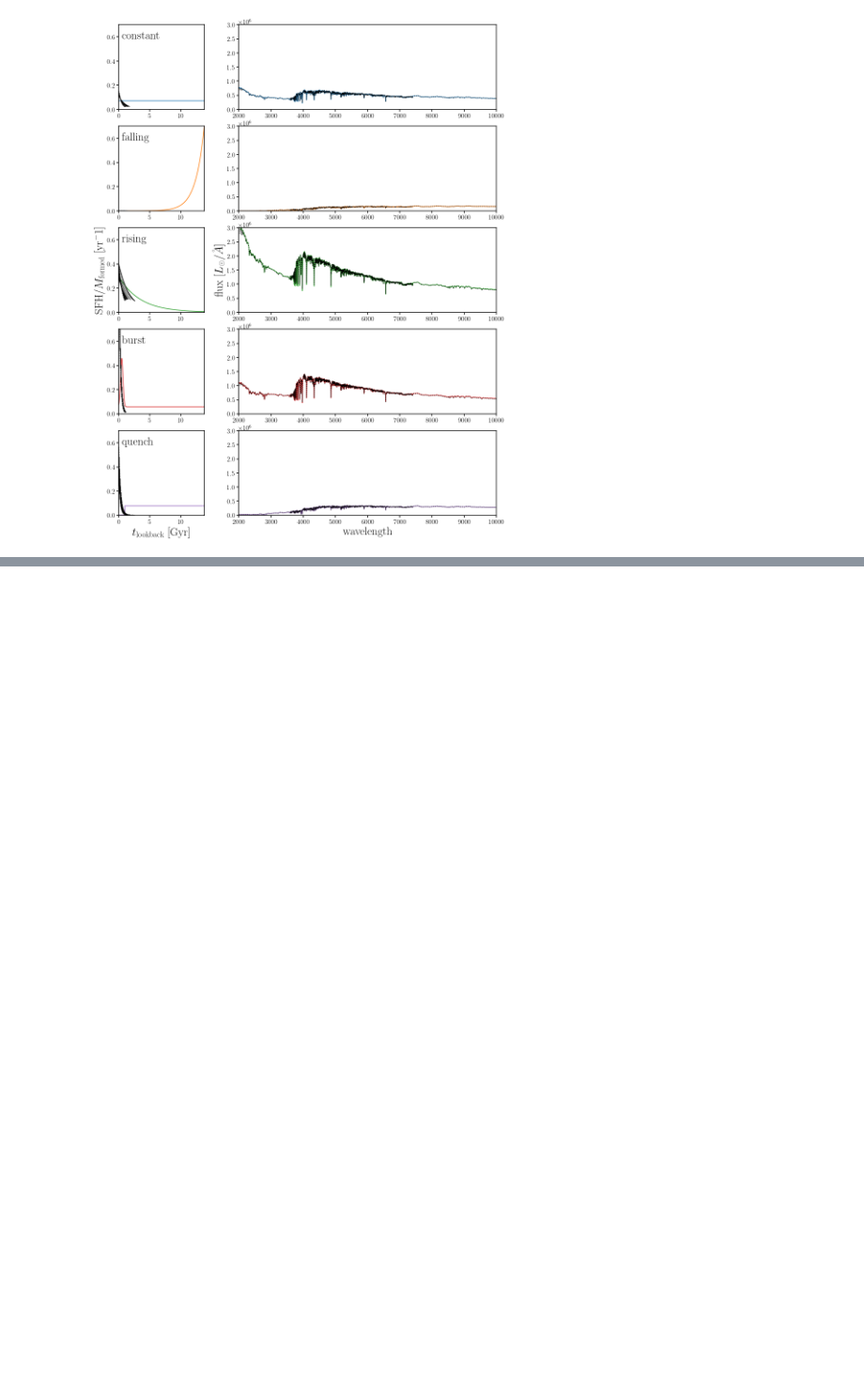
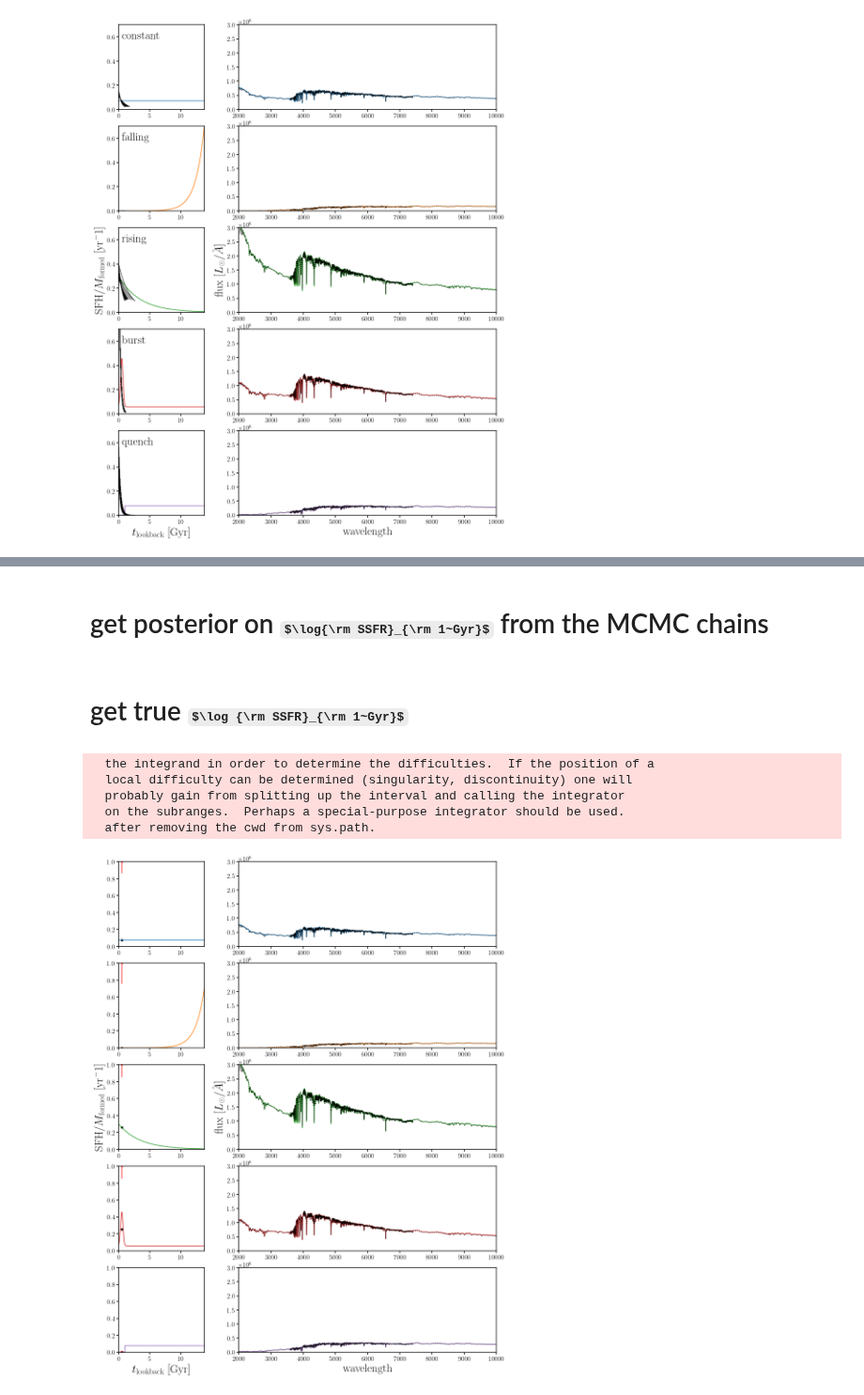
Before and after one commit to changhoonhahn/provabgs, a Jupyter notebook: nb/prior_correct/fit_mock_sfh_data.ipynb, the cells around one changed output, grey strips where cells are left out. Shown at 94% size. Saved outputs shown, nothing was run; the diff lists cells and outputs as text; code cells hidden in the pictures; some formulas as TeX source; blank space fills up the shorter version.

```diff
--- a/nb/prior_correct/fit_mock_sfh_data.ipynb
+++ b/nb/prior_correct/fit_mock_sfh_data.ipynb
@@ -263,0 +308,21 @@ for i, sfh, sed, sfh_bf, flux_bf, lbl in zip(range(5), sfhs, seds, sfhs_bestfit,
+# %% [markdown]
+# get posterior on $\log{\rm SSFR}_{\rm 1~Gyr}$ from the MCMC chains
+# %%
+logssfr_chains = []
+for chain, lbl in zip(chains, lbls):
+    s = list(chain.shape[1:])
+    s[0] = np.prod(chain.shape[:2])
+    flat_chain = chain.reshape(s)
+
+    logssfr_chain = CP_kde._get_properties(np.array([
+        np.repeat(10, flat_chain.shape[0]),
+        flat_chain[:,0],
+        np.repeat(0, flat_chain.shape[0]),
+        flat_chain[:,1],
+        flat_chain[:,2],
+        flat_chain[:,3],
+        np.repeat(0.0190, flat_chain.shape[0]),
+        np.repeat(0.3, flat_chain.shape[0])]).T)
+    logssfr_chains.append(logssfr_chain)
+# %% [markdown]
+# get true $\log {\rm SSFR}_{\rm 1~Gyr}$
@@ -263,0 +332,35 @@ for i, sfh, sed, sfh_bf, flux_bf, lbl in zip(range(5), sfhs, seds, sfhs_bestfit,
+# %%
+avg_logssfr_true = []
+for sfh in sfhs:
+    f_sfh = interp1d(tlb, sfh)
+    sfr, _ = quad(f_sfh, 0., 1.)
+    avg_logssfr_true.append(np.log10(sfr/1e9))
+# %% [output]
+  the integrand in order to determine the difficulties.  If the position of a
+  local difficulty can be determined (singularity, discontinuity) one will
+  probably gain from splitting up the interval and calling the integrator
+  on the subranges.  Perhaps a special-purpose integrator should be used.
+  after removing the cwd from sys.path.
+# %%
+fig = plt.figure(figsize=(15,20))
+gs = gridspec.GridSpec(5, 2, width_ratios=[1,3])
+for i, sfh, sed, sfh_bf, flux_bf, lbl in zip(range(5), sfhs, seds, sfhs_bestfit, fluxes_bestfit, lbls):
+    sub = plt.subplot(gs[i,0])
+    sub.plot(tlb, sfh, c='C%i' % i, label=lbl)
+    sub.scatter([0.5], 10**(avg_logssfr_true[i]+9), c='k', s=20)
+    sub.errorbar([0.5], 10**(np.median(logssfr_chains[i])+9), yerr=np.std(10**(logssfr_chains[i]+9)), fmt='.r')
+    if i == 4: sub.set_xlabel(r'$t_{\rm lookback}$ [Gyr]', fontsize=25)
+    sub.set_xlim(0, tage)
+    if i == 2: sub.set_ylabel(r'SFH/$M_{\rm formed}$ [${\rm yr}^-1$]', fontsize=25)
+    sub.set_ylim(0, 1.)
+    #sub.text(0.5, 0.65, lbl, ha='left', va='top', fontsize=25)
+
+    sub = plt.subplot(gs[i,1])
+    sub.plot(wave, sed, c='C%i' % i, label=lbl)
+    sub.plot(wave, flux_bf, c='k', ls=':')
+    sub.set_xlim(2e3, 1e4)
+    sub.set_ylim(0, 3e6)
+    if i == 4: sub.set_xlabel('wavelength', fontsize=25)
+    if i == 2: sub.set_ylabel(r'flux [$L_\odot/\AA$]', fontsize=25)
+# %% [output]
+[figure, added]
```
Also changed, not shown: parts of 6 cells of this notebook, 1 other file.
